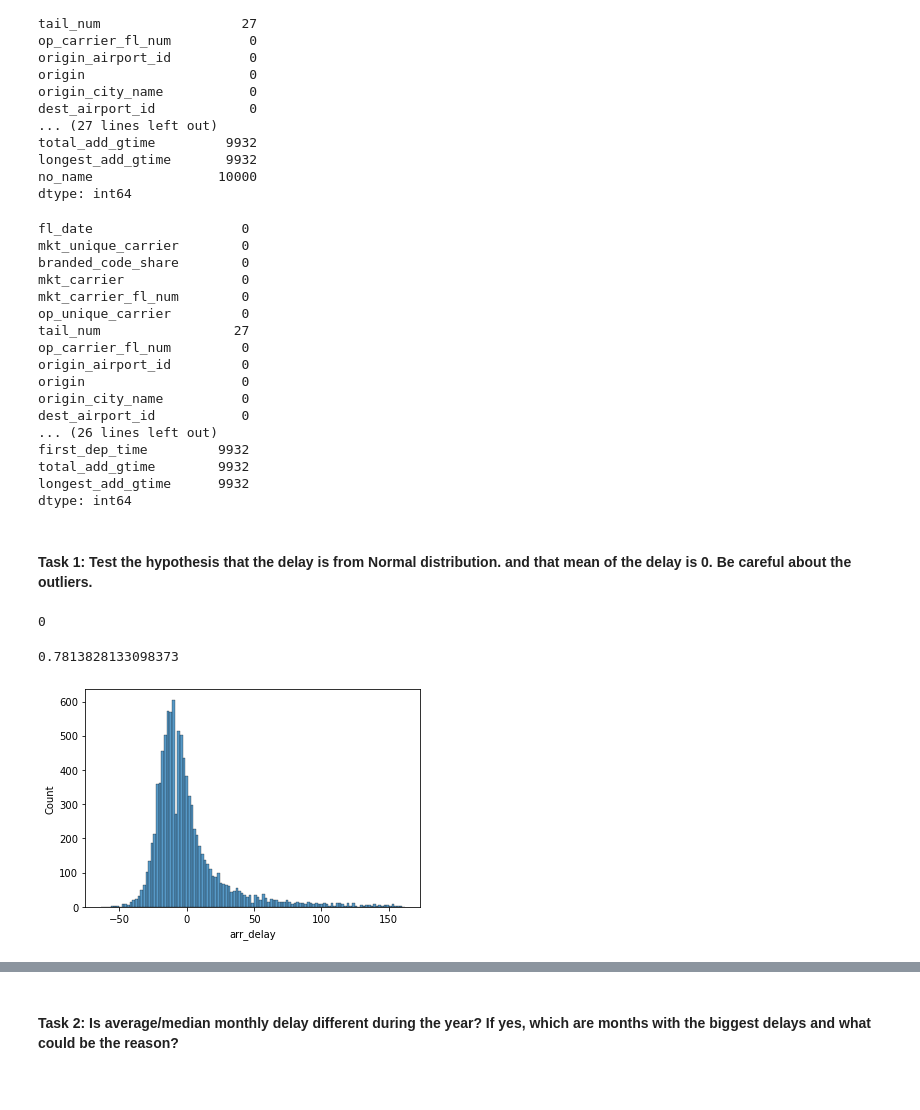
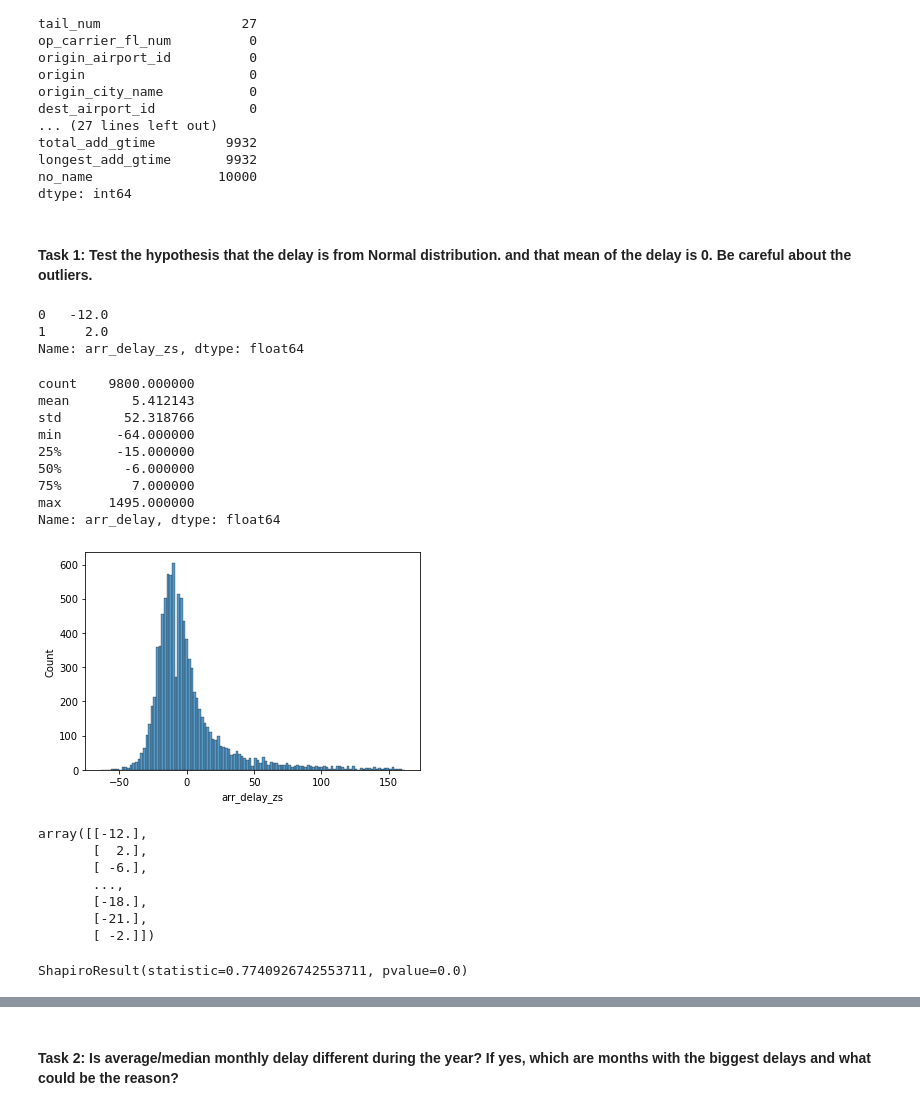
Before and after one commit to elslb/airline_delay_project, a Jupyter notebook: exploratory_analysis.ipynb, the cells around one changed output, grey strips where cells are left out. Cells and saved outputs as stored; diff of their text form; code cells hidden in the pictures.

```diff
--- a/exploratory_analysis.ipynb
+++ b/exploratory_analysis.ipynb
@@ -54,20 +52,0 @@ df = df.drop('no_name', axis = 1)
-# %%
-df.isnull().sum()
-# %% [output]
-fl_date                   0
-mkt_unique_carrier        0
-branded_code_share        0
-mkt_carrier               0
-mkt_carrier_fl_num        0
-op_unique_carrier         0
-tail_num                 27
-op_carrier_fl_num         0
-origin_airport_id         0
-origin                    0
-origin_city_name          0
-dest_airport_id           0
-... (26 lines left out)
-first_dep_time         9932
-total_add_gtime        9932
-longest_add_gtime      9932
-dtype: int64
@@ -103,10 +60,25 @@ dtype: int64
 df["arr_delay"].isnull().sum()
 df.dropna(subset = ["arr_delay"], inplace = True)
+# %%
+arr_delay_zs = stats.zscore(df["arr_delay"], nan_policy = 'omit')
+arr_delay_zs3 = arr_delay_zs < 3
+
+df['arr_delay_zs'] = df['arr_delay'][arr_delay_zs3]
+# %%
+df['arr_delay_zs'].head(2)
+# %% [output]
+0   -12.0
+1     2.0
+Name: arr_delay_zs, dtype: float64
 # %%
-df["arr_delay"].isnull().sum()
+df["arr_delay"].describe()
 # %% [output]
-0
+count    9800.000000
+mean        5.412143
+std        52.318766
+min       -64.000000
+25%       -15.000000
+50%        -6.000000
+75%         7.000000
+max      1495.000000
+Name: arr_delay, dtype: float64
-# %%
-#ask what is happening here, why the [] is needed for np.abs etc
-df["arr_delay"] = df["arr_delay"][(np.abs(stats.zscore(df["arr_delay"])) < 3)]
-#df1 = df1[(np.abs(stats.zscore(df1)) < 3).all(axis=1)]
@@ -115,9 +85,4 @@ df["arr_delay"] = df["arr_delay"][(np.abs(stats.zscore(df["arr_delay"])) < 3)]
-# %%
-#df.drop(df.loc[df['arr_delay']==0].index, inplace=True)
-df['arr_delay'].mean()
-# %% [output]
-0.7813828133098373
 # %%
-histplot = sns.histplot(data = df["arr_delay"])
+histplot = sns.histplot(data = df["arr_delay_zs"])
 # %% [output]
-[figure, old version]
+[figure, new version]
@@ -127,3 +89,18 @@ histplot = sns.histplot(data = df["arr_delay"])
+# %%
+delay_arr = df['arr_delay_zs'].fillna(0).to_numpy()
+
+# reshaping the data into an array to pass into Shapiro Test
+delay_arr.reshape(-1, 1)
+# %% [output]
+array([[-12.],
+       [  2.],
+       [ -6.],
+       ...,
+       [-18.],
+       [-21.],
+       [ -2.]])
 # %%
-#shapiro_test = stats.shapiro(delay_arr)
-#shapiro_test
+shapiro_test = stats.shapiro(delay_arr)
+shapiro_test
+# %% [output]
+ShapiroResult(statistic=0.7740926742553711, pvalue=0.0)
```
Also changed, not shown: parts of 43 cells of this notebook.
